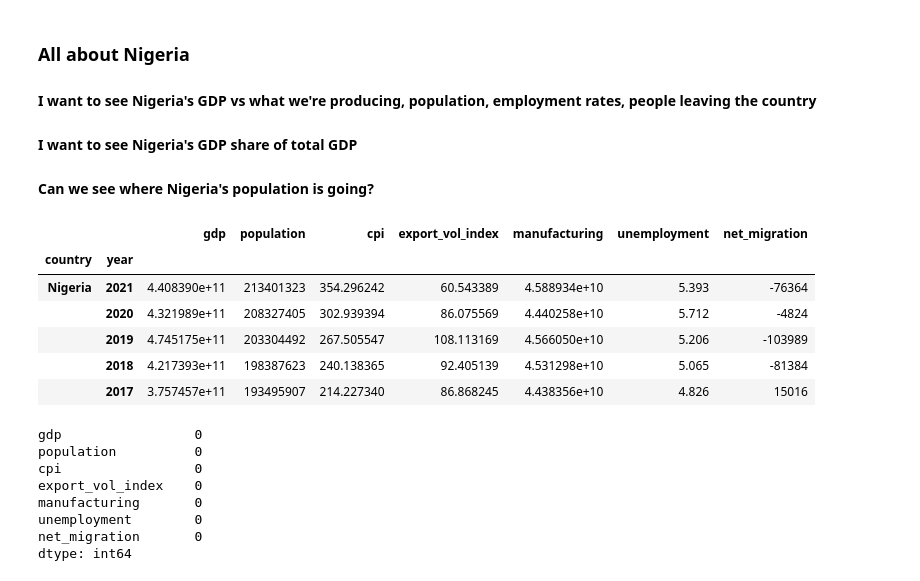
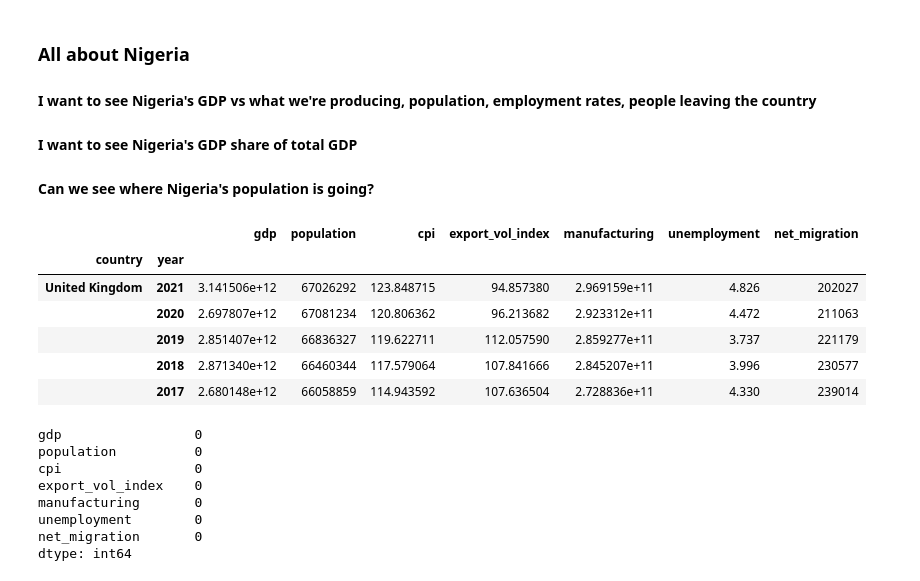
Before and after one commit to AngelitaDamola/exploration-journey, a Jupyter notebook: personal_project/explore_nigeria.ipynb, the cells around one changed output. Drawn from its saved outputs; the diff is of its cells as text; code cells hidden in the pictures.

```diff
--- a/personal_project/explore_nigeria.ipynb
+++ b/personal_project/explore_nigeria.ipynb
@@ -25,18 +25,18 @@ from pandas_datareader import wb
 #### Can we see where Nigeria's population is going?
 # %%
 ind = ['NY.GDP.MKTP.CD', 'SP.POP.TOTL','FP.CPI.TOTL','TX.QTY.MRCH.XD.WD','NV.IND.MANF.KD','SL.UEM.TOTL.ZS','SM.POP.NETM']
-country = ['NGA']
+country = ['NGA','GBR']
 dat = wb.download(indicator=ind, country=country, start=2010, end=2024).dropna()
 dat.columns = ['gdp', 'population','cpi', 'export_vol_index', 'manufacturing','unemployment','net_migration']
 dat.head(5)
 # %% [output]
 |  |  | gdp | population | cpi | export_vol_index | manufacturing | unemployment | net_migration |
 | country | year |  |  |  |  |  |  |  |
-| Nigeria | 2021 | 4.408390e+11 | 213401323 | 354.296242 | 60.543389 | 4.588934e+10 | 5.393 | -76364 |
-|  | 2020 | 4.321989e+11 | 208327405 | 302.939394 | 86.075569 | 4.440258e+10 | 5.712 | -4824 |
-|  | 2019 | 4.745175e+11 | 203304492 | 267.505547 | 108.113169 | 4.566050e+10 | 5.206 | -103989 |
-|  | 2018 | 4.217393e+11 | 198387623 | 240.138365 | 92.405139 | 4.531298e+10 | 5.065 | -81384 |
-|  | 2017 | 3.757457e+11 | 193495907 | 214.227340 | 86.868245 | 4.438356e+10 | 4.826 | 15016 |
+| United Kingdom | 2021 | 3.141506e+12 | 67026292 | 123.848715 | 94.857380 | 2.969159e+11 | 4.826 | 202027 |
+|  | 2020 | 2.697807e+12 | 67081234 | 120.806362 | 96.213682 | 2.923312e+11 | 4.472 | 211063 |
+|  | 2019 | 2.851407e+12 | 66836327 | 119.622711 | 112.057590 | 2.859277e+11 | 3.737 | 221179 |
+|  | 2018 | 2.871340e+12 | 66460344 | 117.579064 | 107.841666 | 2.845207e+11 | 3.996 | 230577 |
+|  | 2017 | 2.680148e+12 | 66058859 | 114.943592 | 107.636504 | 2.728836e+11 | 4.330 | 239014 |
 # %%
 #checking for missing values
 print(dat.isnull().sum())
```
Also changed, not shown: parts of 2 cells of this notebook.
